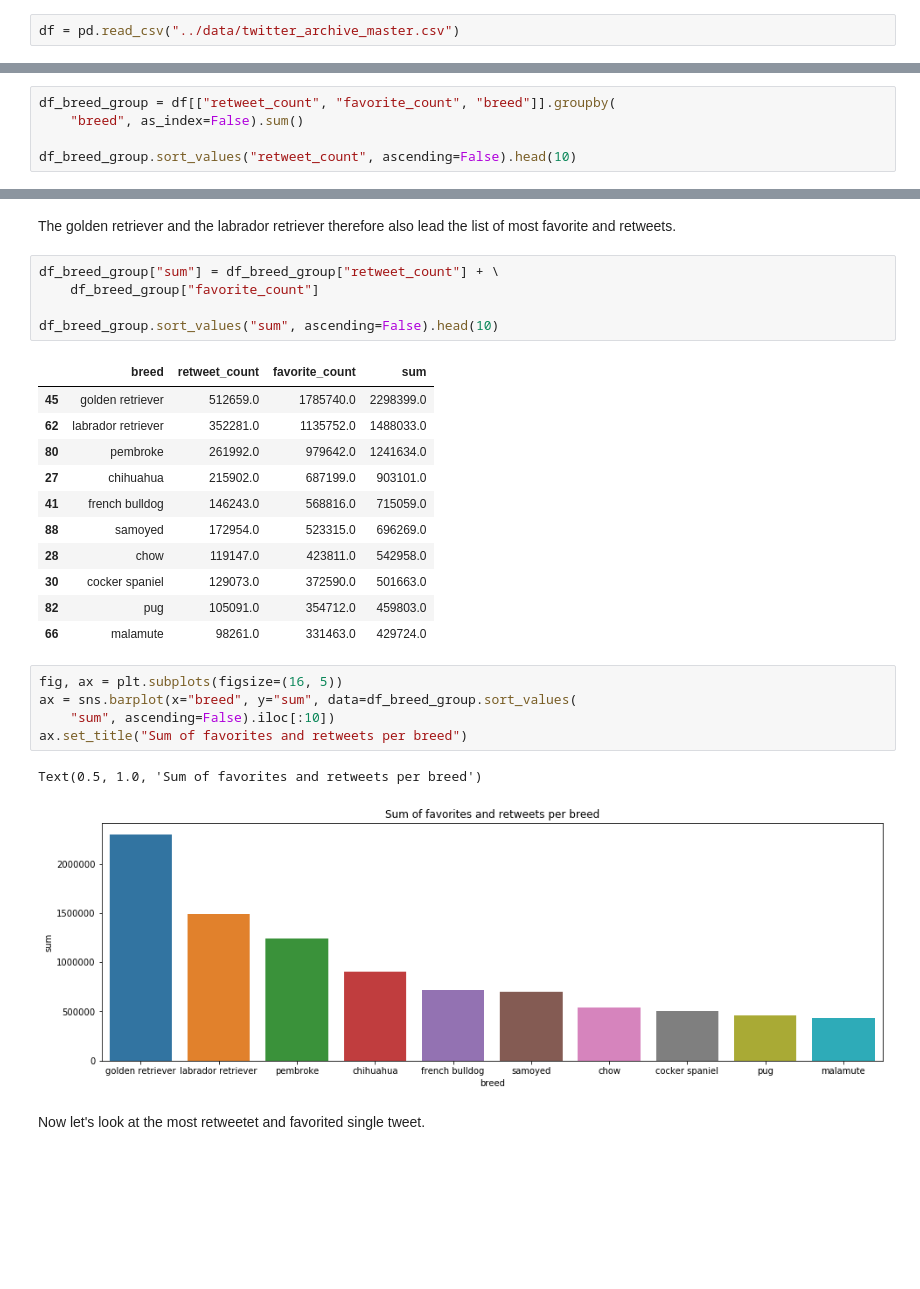
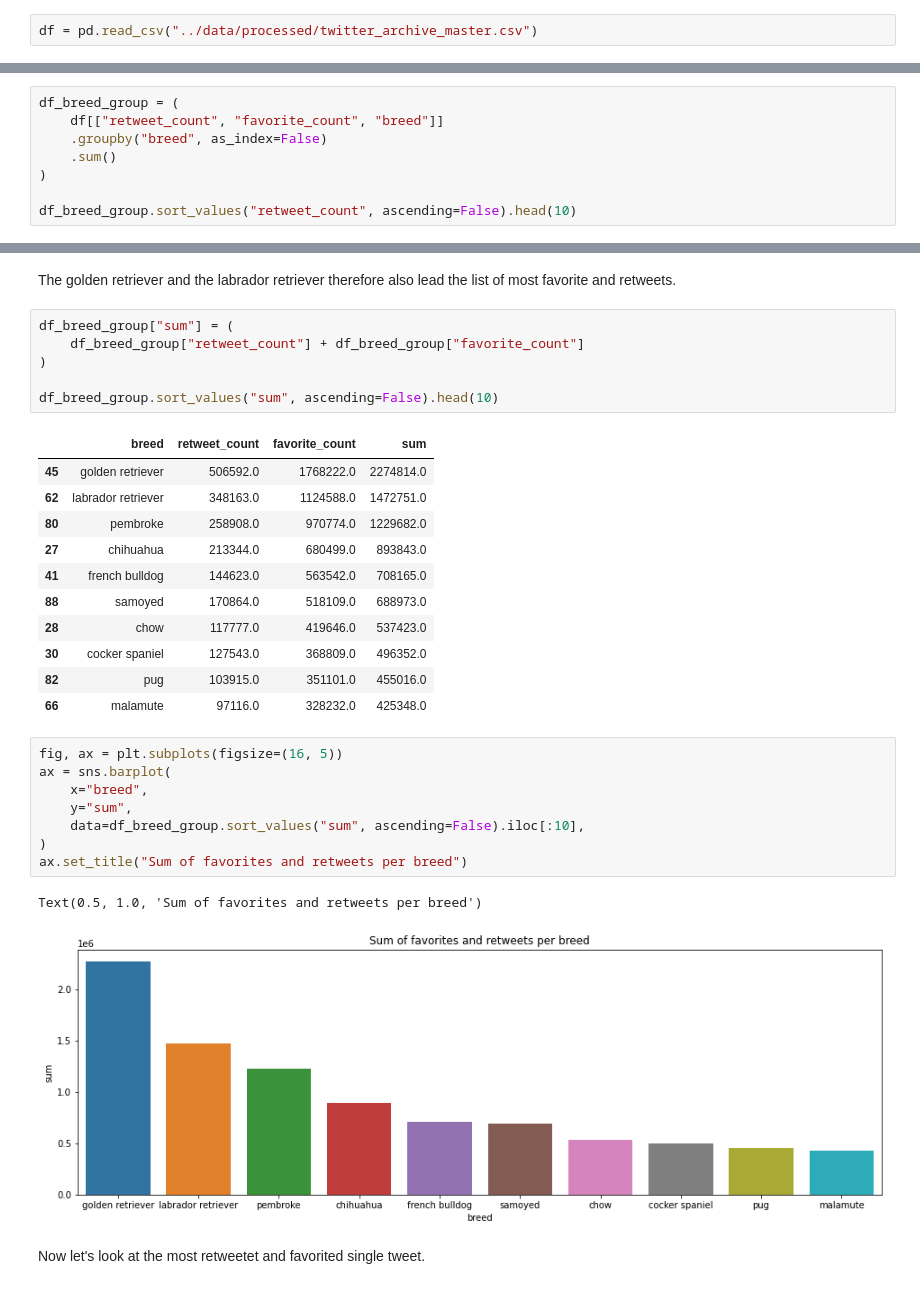
Before and after one commit to agpt8/WeRateDogs-Analysis, a Jupyter notebook: src/data_analysis.ipynb, the cells around one changed output, grey strips where cells are left out. Saved outputs shown, nothing was run; the diff lists cells and outputs as text; blank space fills up the shorter version.

Commit message:
remove unnecessary files, run final checks on data_analysis.ipynb

```diff
--- a/src/data_analysis.ipynb
+++ b/src/data_analysis.ipynb
@@ -1473,7 +1527,7 @@ df_master_clean.to_csv('../data/twitter_archive_master.csv', index=False)
 
 To answer this question we will first take a look on the frequency of the breed occurrence and afterwards we will create a groupby object to sum up the favorite and retweet count of each breed in this dataset.
 # %%
-df = pd.read_csv("../data/twitter_archive_master.csv")
+df = pd.read_csv("../data/processed/twitter_archive_master.csv")
 # %%
 df.head()
 # %% [output]
@@ -1507,8 +1559,11 @@ for p in ax.patches:
 # %% [markdown]
 The dogs displayed in the images are mostly golden retrievers with a count of 154 or labrador retrievers with a count of 105.
 # %%
-df_breed_group = df[["retweet_count", "favorite_count", "breed"]].groupby(
-    "breed", as_index=False).sum()
+df_breed_group = (
+    df[["retweet_count", "favorite_count", "breed"]]
+    .groupby("breed", as_index=False)
+    .sum()
+)
 
 df_breed_group.sort_values("retweet_count", ascending=False).head(10)
 # %% [output]
@@ -1540,30 +1595,34 @@ df_breed_group.sort_values("favorite_count", ascending=False).head(10)
 # %% [markdown]
 The golden retriever and the labrador retriever therefore also lead the list of most favorite and retweets.
 # %%
-df_breed_group["sum"] = df_breed_group["retweet_count"] + \
-    df_breed_group["favorite_count"]
+df_breed_group["sum"] = (
+    df_breed_group["retweet_count"] + df_breed_group["favorite_count"]
+)
 
 df_breed_group.sort_values("sum", ascending=False).head(10)
 # %% [output]
 |  | breed | retweet_count | favorite_count | sum |
-| 45 | golden retriever | 512659.0 | 1785740.0 | 2298399.0 |
-| 62 | labrador retriever | 352281.0 | 1135752.0 | 1488033.0 |
-| 80 | pembroke | 261992.0 | 979642.0 | 1241634.0 |
-| 27 | chihuahua | 215902.0 | 687199.0 | 903101.0 |
-| 41 | french bulldog | 146243.0 | 568816.0 | 715059.0 |
-| 88 | samoyed | 172954.0 | 523315.0 | 696269.0 |
-| 28 | chow | 119147.0 | 423811.0 | 542958.0 |
-| 30 | cocker spaniel | 129073.0 | 372590.0 | 501663.0 |
-| 82 | pug | 105091.0 | 354712.0 | 459803.0 |
-| 66 | malamute | 98261.0 | 331463.0 | 429724.0 |
+| 45 | golden retriever | 506592.0 | 1768222.0 | 2274814.0 |
+| 62 | labrador retriever | 348163.0 | 1124588.0 | 1472751.0 |
+| 80 | pembroke | 258908.0 | 970774.0 | 1229682.0 |
+| 27 | chihuahua | 213344.0 | 680499.0 | 893843.0 |
+| 41 | french bulldog | 144623.0 | 563542.0 | 708165.0 |
+| 88 | samoyed | 170864.0 | 518109.0 | 688973.0 |
+| 28 | chow | 117777.0 | 419646.0 | 537423.0 |
+| 30 | cocker spaniel | 127543.0 | 368809.0 | 496352.0 |
+| 82 | pug | 103915.0 | 351101.0 | 455016.0 |
+| 66 | malamute | 97116.0 | 328232.0 | 425348.0 |
 # %%
 fig, ax = plt.subplots(figsize=(16, 5))
-ax = sns.barplot(x="breed", y="sum", data=df_breed_group.sort_values(
-    "sum", ascending=False).iloc[:10])
+ax = sns.barplot(
+    x="breed",
+    y="sum",
+    data=df_breed_group.sort_values("sum", ascending=False).iloc[:10],
+)
 ax.set_title("Sum of favorites and retweets per breed")
 # %% [output]
 Text(0.5, 1.0, 'Sum of favorites and retweets per breed')
-[figure, old version]
+[figure, new version]
 # %% [markdown]
 Now let's look at the most retweetet and favorited single tweet.
 # %%
```
Also changed, not shown: parts of 68 cells of this notebook.
